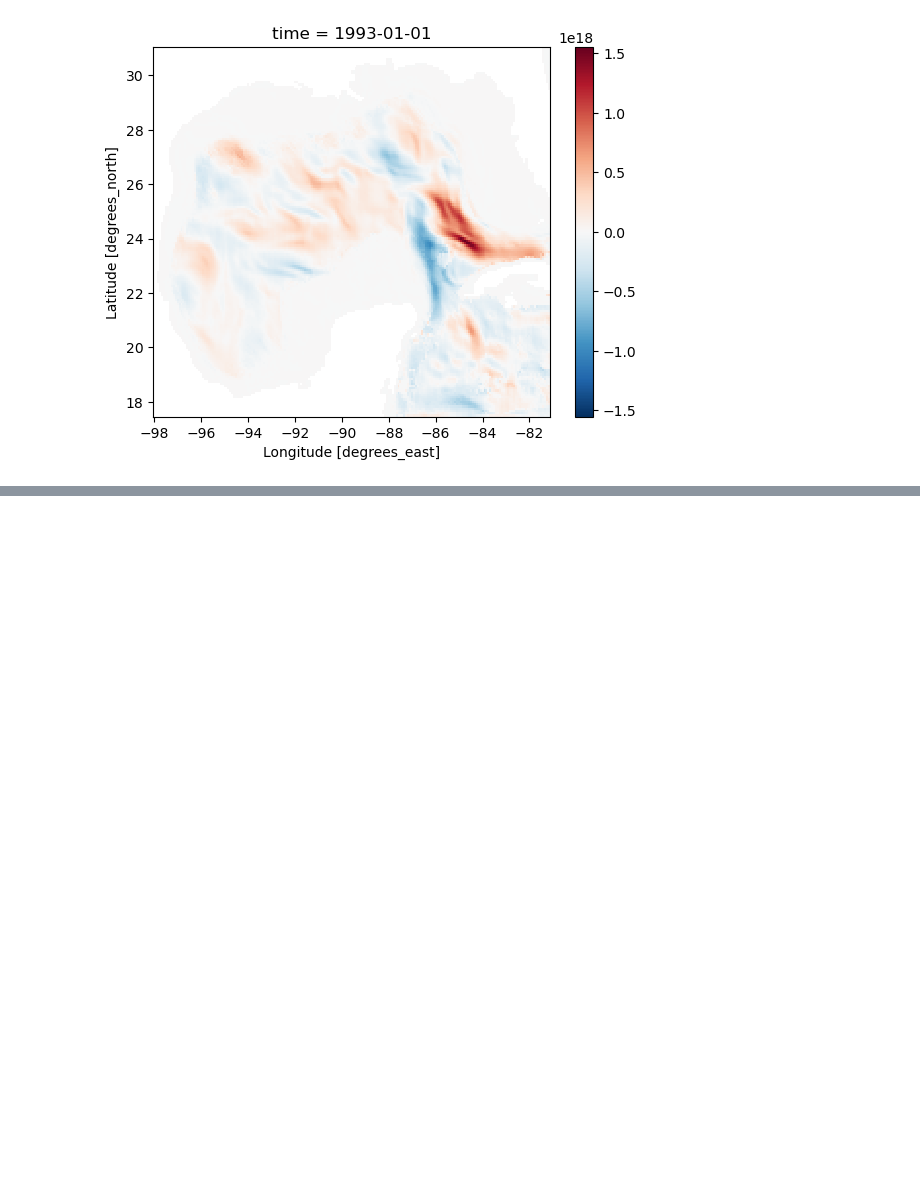
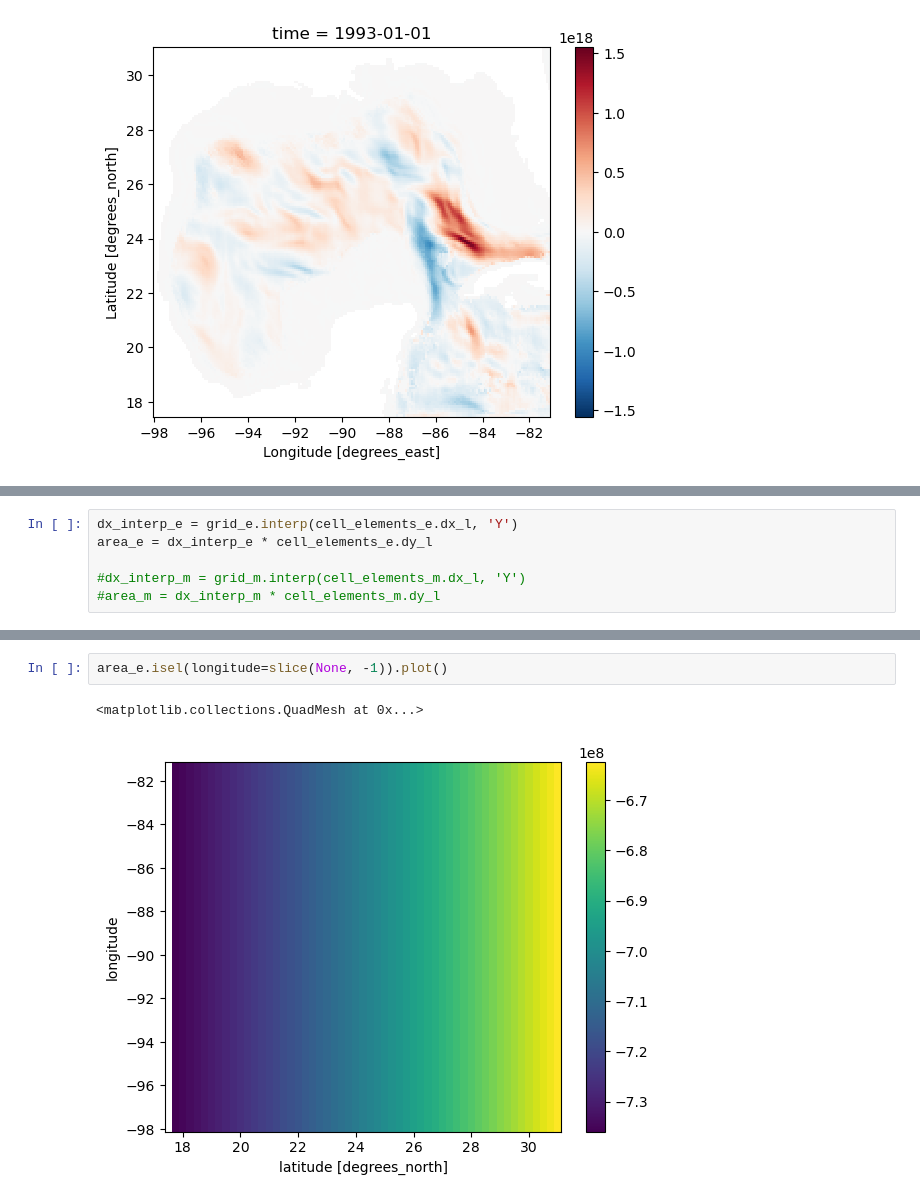
Before and after one commit to shanicetbailey/MHW-gfdl, a Jupyter notebook: 07-MLHB.ipynb, the cells around one changed output, grey strips where cells are left out. Cells and saved outputs as stored; diff of their text form; blank space fills up the shorter version.

```diff
--- a/07-MLHB.ipynb
+++ b/07-MLHB.ipynb
@@ -725,0 +927,6 @@ second_term.rename('advection').to_netcdf('/work5/stb/MHW-gfdl/MLHB-terms/adv.nc
+# %%
+dx_interp_e = grid_e.interp(cell_elements_e.dx_l, 'Y')
+area_e = dx_interp_e * cell_elements_e.dy_l
+
+#dx_interp_m = grid_m.interp(cell_elements_m.dx_l, 'Y')
+#area_m = dx_interp_m * cell_elements_m.dy_l
@@ -725,0 +953,5 @@ second_term.rename('advection').to_netcdf('/work5/stb/MHW-gfdl/MLHB-terms/adv.nc
+# %%
+area_e.isel(longitude=slice(None, -1)).plot()
+# %% [output]
+<matplotlib.collections.QuadMesh at 0x...>
+[figure, added]
```
Also changed, not shown: parts of 50 cells of this notebook.
